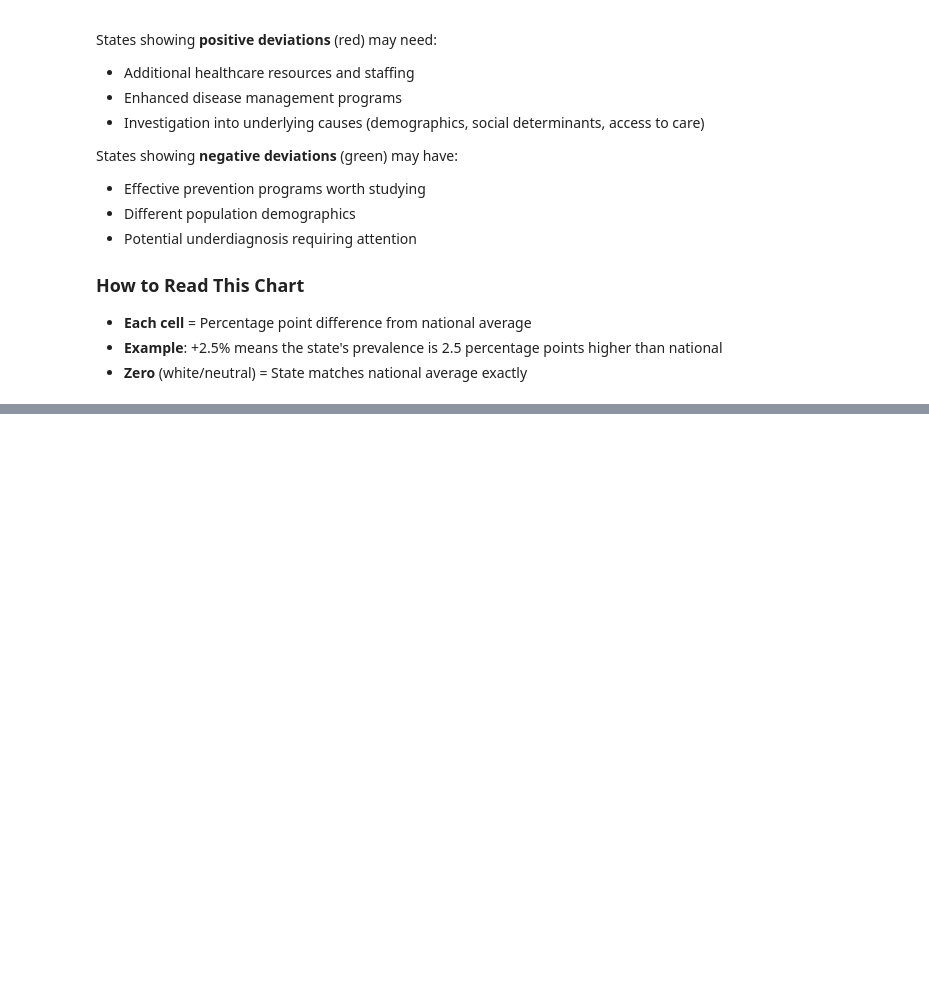
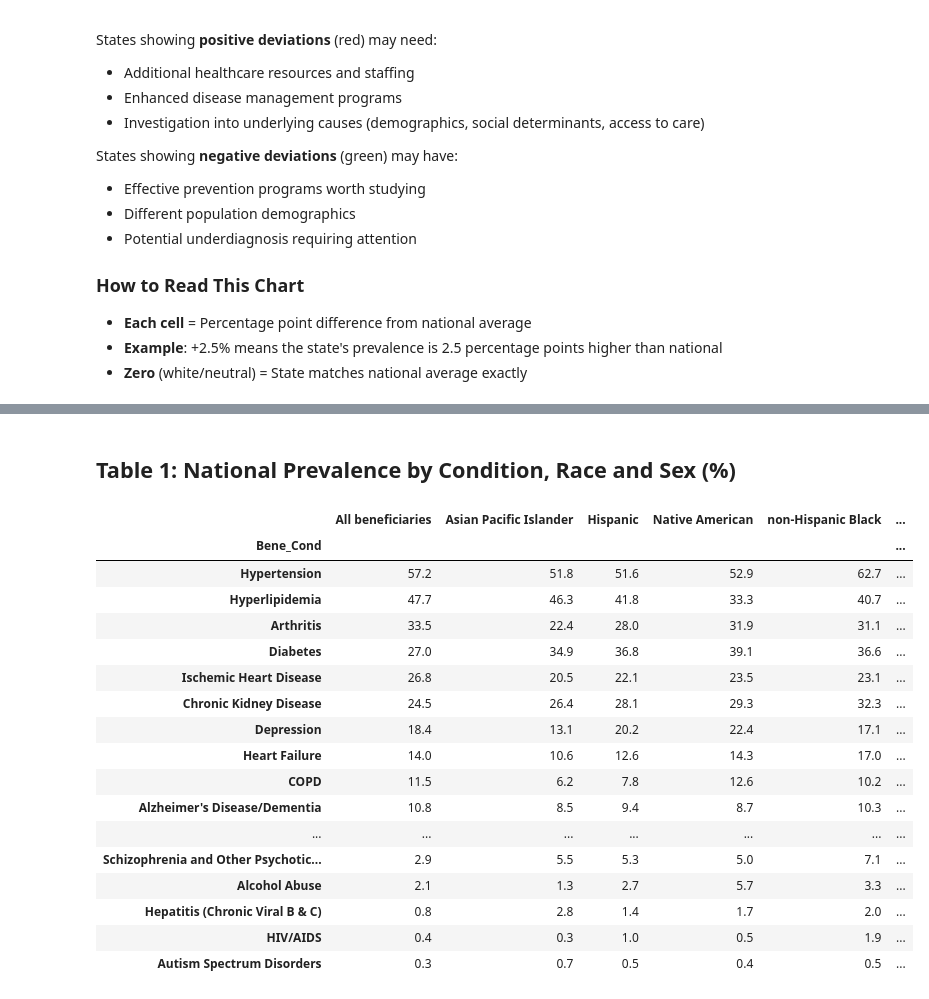
Before and after one commit to AmarachiNjoku/cms-chronic-disease-analysis, a Jupyter notebook: Amarachi Njoku_CMS Chronic diseas data analysis.ipynb, the cells around one changed output, grey strips where cells are left out. Drawn from its saved outputs; the diff is of its cells as text; code cells hidden in the pictures; blank space fills up the shorter version.

```diff
--- a/Amarachi Njoku_CMS Chronic diseas data analysis.ipynb
+++ b/Amarachi Njoku_CMS Chronic diseas data analysis.ipynb
@@ -732,0 +739,32 @@ Texas                  0.04
+# %% [markdown]
+## Table 1: National Prevalence by Condition, Race and Sex (%)
+# %%
+nat_prev = df_with_prevalence[df_with_prevalence['Bene_Geo_Lvl'] == 'National']
+
+t1_all = nat_prev[nat_prev['Bene_Demo_Lvl'] == 'All'].groupby('Bene_Cond')['Prvlnc'].mean().rename('All beneficiaries')
+t1_race = (nat_prev[nat_prev['Bene_Demo_Lvl'] == 'Race']
+           .pivot_table(index='Bene_Cond', columns='Bene_Demo_Desc', values='Prvlnc', aggfunc='mean'))
+t1_sex = (nat_prev[nat_prev['Bene_Demo_Lvl'] == 'Sex']
+          .pivot_table(index='Bene_Cond', columns='Bene_Demo_Desc', values='Prvlnc', aggfunc='mean'))
+
+table1 = pd.concat([t1_all, t1_race, t1_sex], axis=1).sort_values('All beneficiaries', ascending=False).round(1)
+table1
+# %% [output]
+|  | All beneficiaries | Asian Pacific Islander | Hispanic | Native American | non-Hispanic Black | ... |
+| Bene_Cond |  |  |  |  |  | ... |
+| Hypertension | 57.2 | 51.8 | 51.6 | 52.9 | 62.7 | ... |
+| Hyperlipidemia | 47.7 | 46.3 | 41.8 | 33.3 | 40.7 | ... |
+| Arthritis | 33.5 | 22.4 | 28.0 | 31.9 | 31.1 | ... |
+| Diabetes | 27.0 | 34.9 | 36.8 | 39.1 | 36.6 | ... |
+| Ischemic Heart Disease | 26.8 | 20.5 | 22.1 | 23.5 | 23.1 | ... |
+| Chronic Kidney Disease | 24.5 | 26.4 | 28.1 | 29.3 | 32.3 | ... |
+| Depression | 18.4 | 13.1 | 20.2 | 22.4 | 17.1 | ... |
+| Heart Failure | 14.0 | 10.6 | 12.6 | 14.3 | 17.0 | ... |
+| COPD | 11.5 | 6.2 | 7.8 | 12.6 | 10.2 | ... |
+| Alzheimer's Disease/Dementia | 10.8 | 8.5 | 9.4 | 8.7 | 10.3 | ... |
+| ... | ... | ... | ... | ... | ... | ... |
+| Schizophrenia and Other Psychotic... | 2.9 | 5.5 | 5.3 | 5.0 | 7.1 | ... |
+| Alcohol Abuse | 2.1 | 1.3 | 2.7 | 5.7 | 3.3 | ... |
+| Hepatitis (Chronic Viral B & C) | 0.8 | 2.8 | 1.4 | 1.7 | 2.0 | ... |
+| HIV/AIDS | 0.4 | 0.3 | 1.0 | 0.5 | 1.9 | ... |
+| Autism Spectrum Disorders | 0.3 | 0.7 | 0.5 | 0.4 | 0.5 | ... |
```
Also changed, not shown: parts of 21 cells of this notebook.
